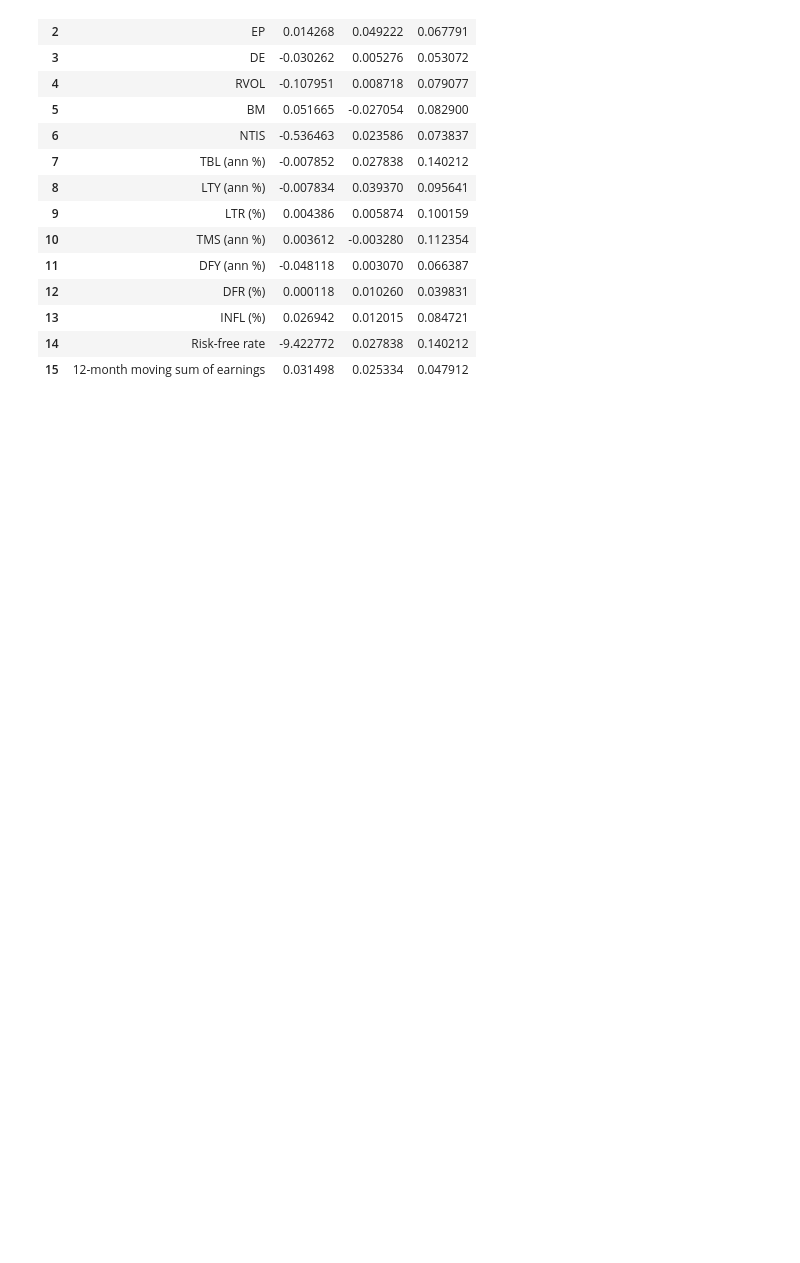
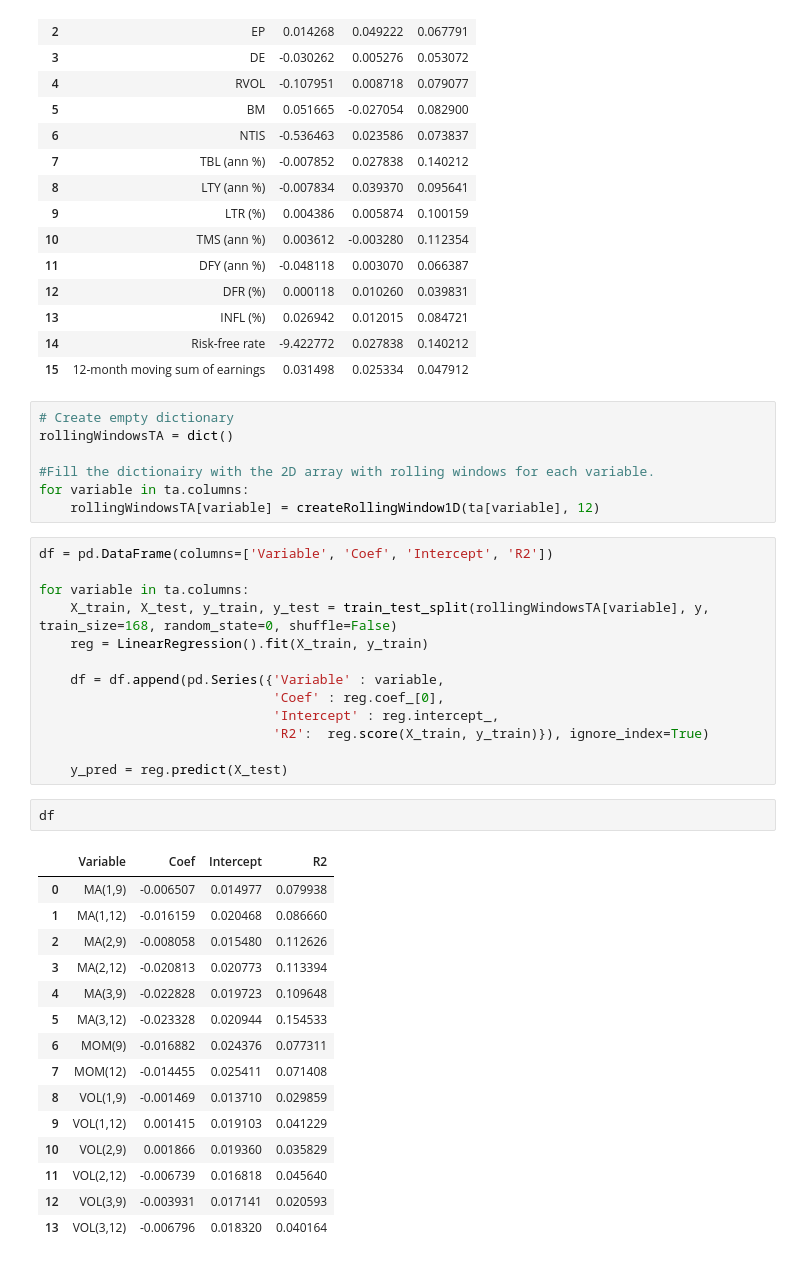
Before and after one commit to lex-koelewijn/Thesis_Asset_Price_Forecasting, a Jupyter notebook: OLS.ipynb, the cells around one changed output. Cells and saved outputs as stored; diff of their text form; blank space fills up the shorter version.

Commit message:
Added rolling window TA regression

```diff
--- a/OLS.ipynb
+++ b/OLS.ipynb
@@ -257,3 +257,41 @@ df
 | 13 | INFL (%) | 0.026942 | 0.012015 | 0.084721 |
 | 14 | Risk-free rate | -9.422772 | 0.027838 | 0.140212 |
 | 15 | 12-month moving sum of earnings | 0.031498 | 0.025334 | 0.047912 |
+# %%
+# Create empty dictionary
+rollingWindowsTA = dict()
+
+#Fill the dictionairy with the 2D array with rolling windows for each variable.
+for variable in ta.columns:
+    rollingWindowsTA[variable] = createRollingWindow1D(ta[variable], 12)
+# %%
+df = pd.DataFrame(columns=['Variable', 'Coef', 'Intercept', 'R2'])
+
+for variable in ta.columns:
+    X_train, X_test, y_train, y_test = train_test_split(rollingWindowsTA[variable], y, train_size=168, random_state=0, shuffle=False)
+    reg = LinearRegression().fit(X_train, y_train)
+
+    df = df.append(pd.Series({'Variable' : variable,
+                              'Coef' : reg.coef_[0],
+                              'Intercept' : reg.intercept_,
+                              'R2':  reg.score(X_train, y_train)}), ignore_index=True)
+
+    y_pred = reg.predict(X_test)
+# %%
+df
+# %% [output]
+|  | Variable | Coef | Intercept | R2 |
+| 0 | MA(1,9) | -0.006507 | 0.014977 | 0.079938 |
+| 1 | MA(1,12) | -0.016159 | 0.020468 | 0.086660 |
+| 2 | MA(2,9) | -0.008058 | 0.015480 | 0.112626 |
+| 3 | MA(2,12) | -0.020813 | 0.020773 | 0.113394 |
+| 4 | MA(3,9) | -0.022828 | 0.019723 | 0.109648 |
+| 5 | MA(3,12) | -0.023328 | 0.020944 | 0.154533 |
+| 6 | MOM(9) | -0.016882 | 0.024376 | 0.077311 |
+| 7 | MOM(12) | -0.014455 | 0.025411 | 0.071408 |
+| 8 | VOL(1,9) | -0.001469 | 0.013710 | 0.029859 |
+| 9 | VOL(1,12) | 0.001415 | 0.019103 | 0.041229 |
+| 10 | VOL(2,9) | 0.001866 | 0.019360 | 0.035829 |
+| 11 | VOL(2,12) | -0.006739 | 0.016818 | 0.045640 |
+| 12 | VOL(3,9) | -0.003931 | 0.017141 | 0.020593 |
+| 13 | VOL(3,12) | -0.006796 | 0.018320 | 0.040164 |
```
Also changed, not shown: 1 other file.
